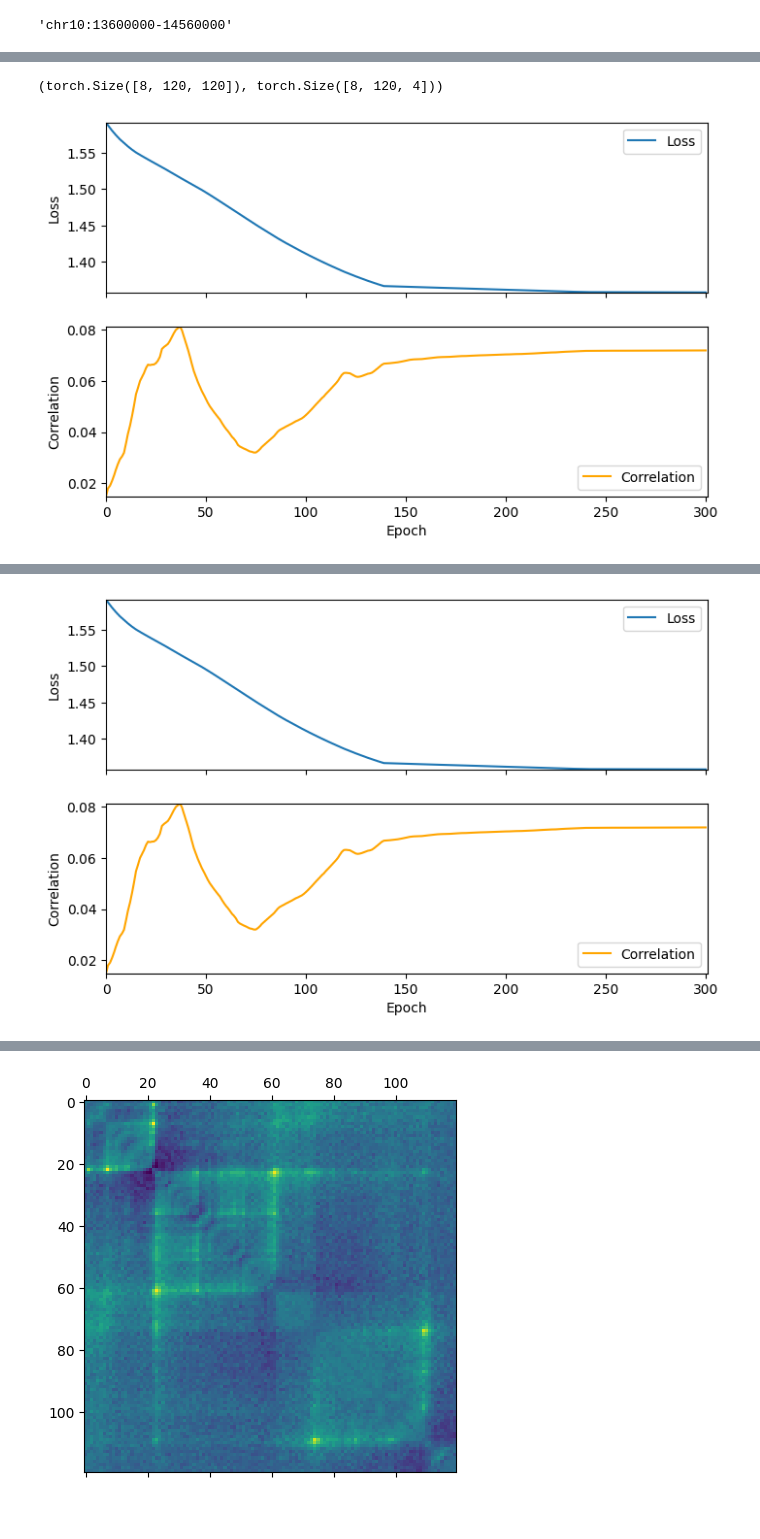
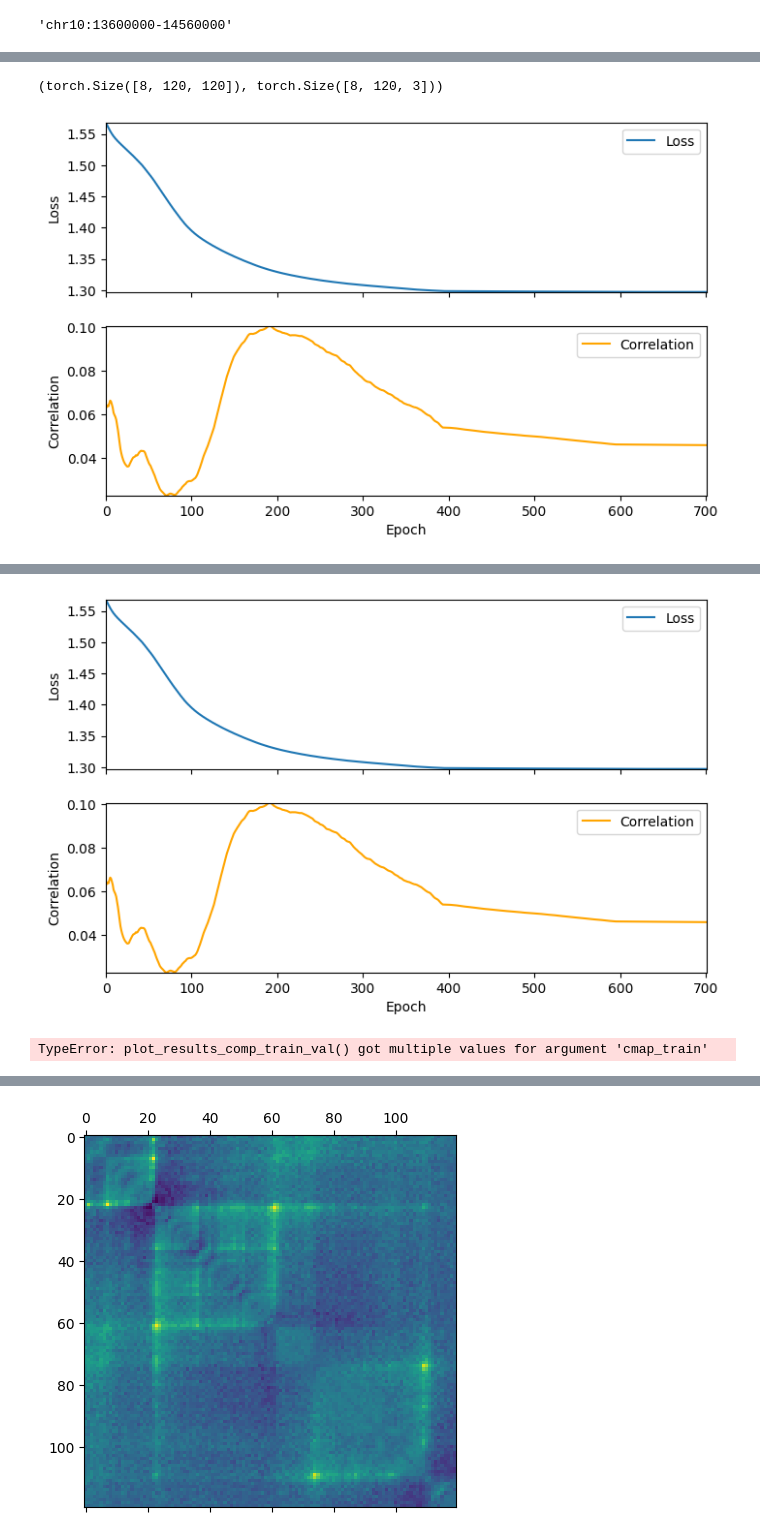
Before and after one commit to boooooogey/loopextrusion-pytorch, a Jupyter notebook: encode_to_contact_run.ipynb, the cells around one changed output, grey strips where cells are left out. Cells and saved outputs as stored; diff of their text form; code cells hidden in the pictures.

```diff
--- a/encode_to_contact_run.ipynb
+++ b/encode_to_contact_run.ipynb
@@ -61,11 +61,11 @@ def batch_data(init, batch):
         #encode_h1[i,:,2:] = zscore(sequence_h1[start:stop].to_numpy())
         #encode_hff[i,:,2:] = zscore(sequence_hff[start:stop].to_numpy())
 
-    #exclude_dnase = [0, 2, 3, 4, 5]
-    #encode_h1 = encode_h1[:, :, exclude_dnase]
-    #encode_hff = encode_hff[:, :, exclude_dnase]
+    exclude_dnase = [0, 2, 3]#, 4, 5]
+    encode_h1 = encode_h1[:, :, exclude_dnase]
+    encode_hff = encode_hff[:, :, exclude_dnase]
 
-    return map_h1, map_hff, encode_h1, encode_hff, np.concatenate([signal_names, ["CTCF_neg", "CTCF_pos"]])#np.concatenate([signal_names[:2], sequence_h1.columns.to_numpy()])#[exclude_dnase]
+    return map_h1, map_hff, encode_h1, encode_hff, np.concatenate([[signal_names[0]], ["CTCF_neg", "CTCF_pos"]])#np.concatenate([signal_names[:2], sequence_h1.columns.to_numpy()])#[exclude_dnase]
 # %%
 map_h1_batch, map_hff_batch, encode_h1_batch, encode_hff_batch, signal_names = batch_data(START_INIT, BATCH)
 # %%
@@ -95,18 +95,18 @@ encode_val = encode_h1 #torch.vstack([encode_h1, encode_hff])
 # %%
 map_train.shape, encode_train.shape
 # %% [output]
-(torch.Size([8, 120, 120]), torch.Size([8, 120, 4]))
+(torch.Size([8, 120, 120]), torch.Size([8, 120, 3]))
 # %%
 dev = torch.device('cuda')
 best_loss_model, best_corr_model, arr_loss, arr_corr = util.run_training(map_train[[0]],
                                                                          map_val[[0]],
                                                                          encode_train[[0]],
                                                                          encode_val[[0]],
                                                                          dev,
                                                                          learning_rate=0.001,
-                                                                         patience=100,
+                                                                         patience=200,
                                                                          diag_start=3,
                                                                          diag_stop=DIAG_STOP,
                                                                          num_epoch=10000)
 # %% [output]
-[figure, old version]
+[figure, new version]
@@ -114,4 +114,4 @@ best_loss_model, best_corr_model, arr_loss, arr_corr = util.run_training(map_tra
-[figure, old version]
+[figure, new version]
 # %%
 model_selected = best_loss_model
 # %%
@@ -130,6 +130,8 @@ util.plot_results_comp_train_val(model_selected, map_train[batch_select_i],
                                                   encode_val[batch_select_i],
                                                   DIAG_STOP,
                                  axes=axes)
+# %% [output]
+TypeError: plot_results_comp_train_val() got multiple values for argument 'cmap_train'
 # %%
 fig
 # %% [output]
```
Also changed, not shown: parts of 9 cells of this notebook, 13 other files.
